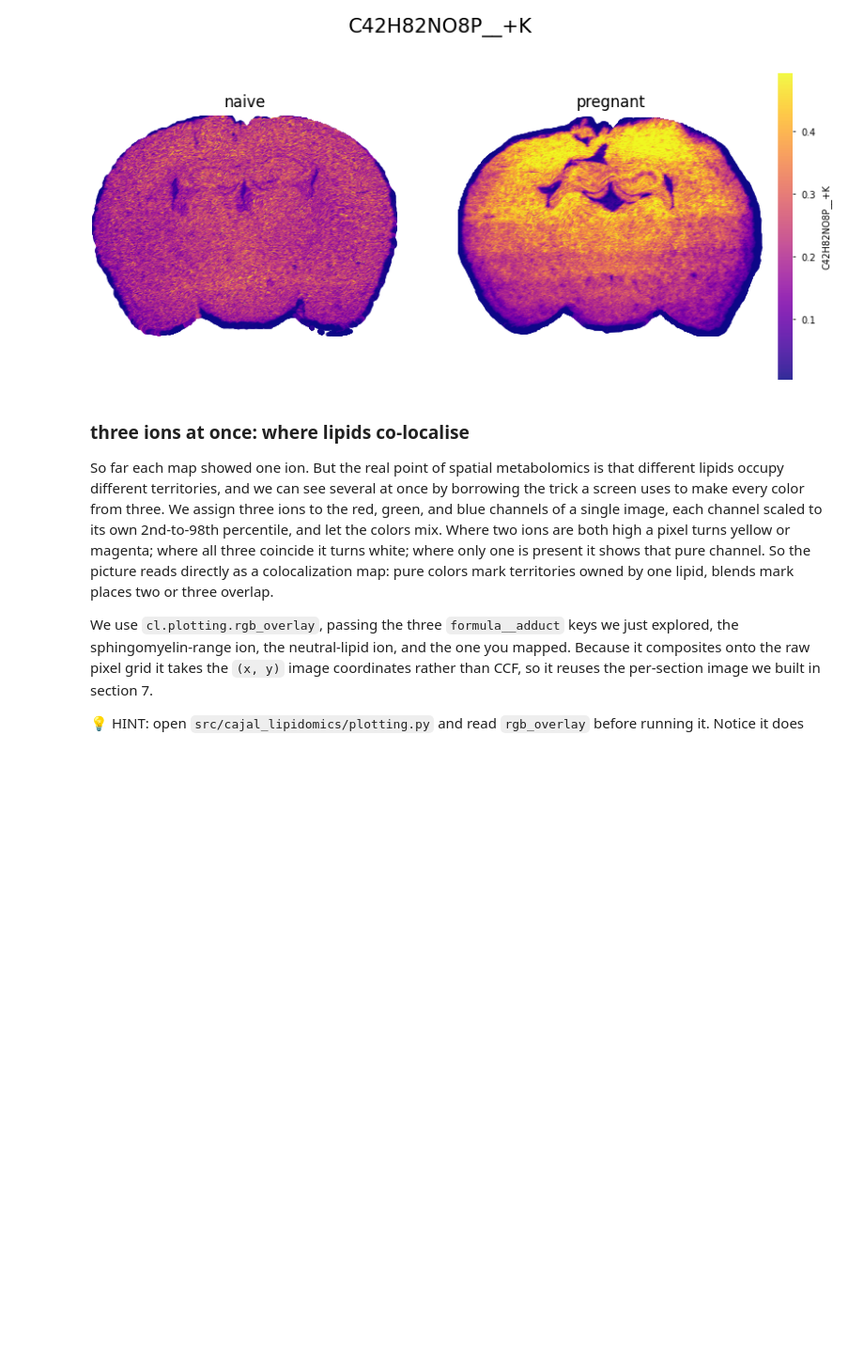
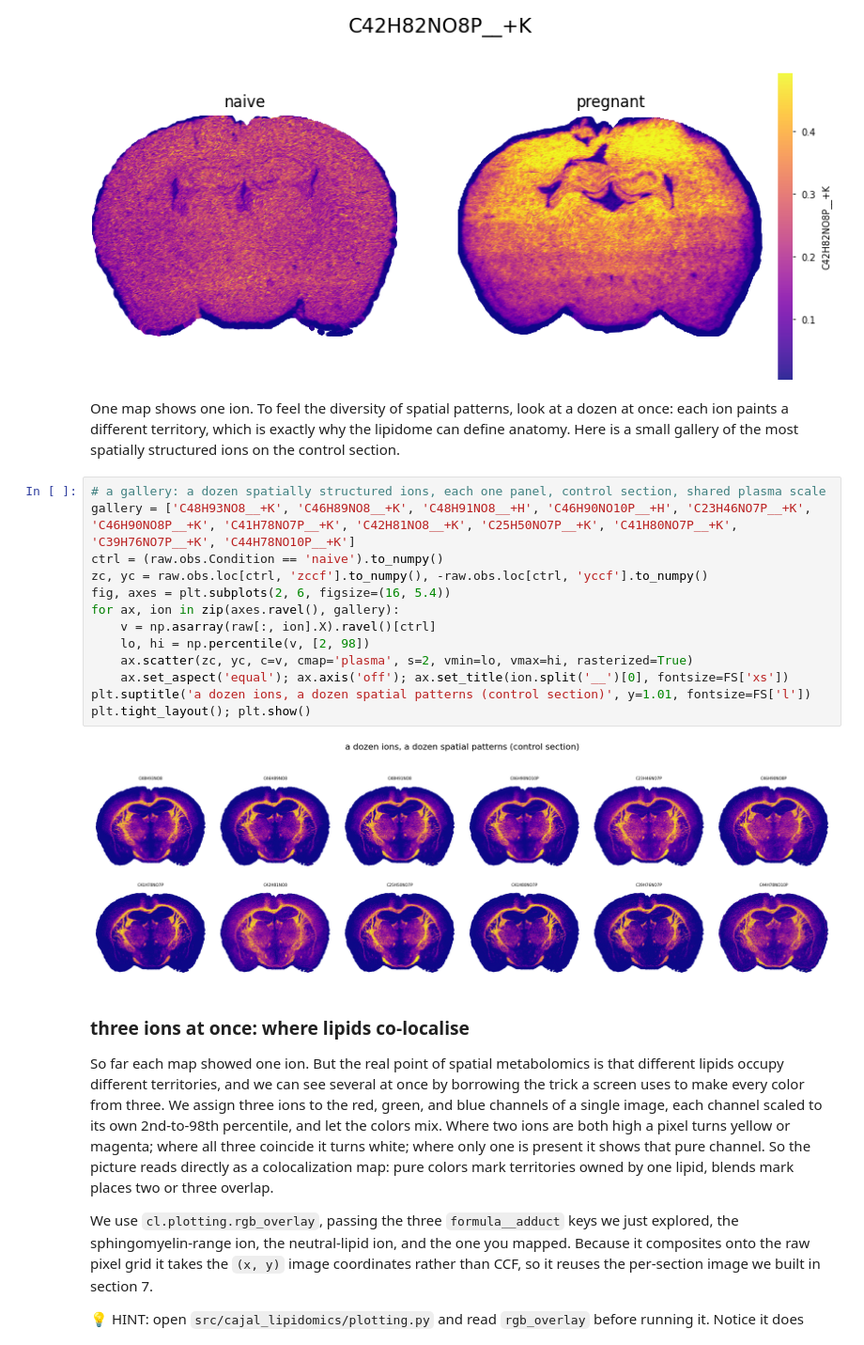
Before and after one commit to lamanno-epfl/lipidomics_tutorial_cajalcourse, a Jupyter notebook: notebooks/level1/01_mass_spectra_and_data_solution.ipynb, the cells around one changed output. Shown at 94% size. Cells and saved outputs as stored; diff of their text form; blank space fills up the shorter version.

```diff
--- a/notebooks/level1/01_mass_spectra_and_data_solution.ipynb
+++ b/notebooks/level1/01_mass_spectra_and_data_solution.ipynb
@@ -477,6 +477,25 @@ plt.suptitle(my_ion, y=1.02, fontsize=FS["l"])
 plt.show()
 # %% [output]
 [figure]
+# %% [markdown]
+One map shows one ion. To feel the diversity of spatial patterns, look at a dozen at once: each
+ion paints a different territory, which is exactly why the lipidome can define anatomy. Here is a small
+gallery of the most spatially structured ions on the control section.
+# %%
+# a gallery: a dozen spatially structured ions, each one panel, control section, shared plasma scale
+gallery = ['C48H93NO8__+K', 'C46H89NO8__+K', 'C48H91NO8__+H', 'C46H90NO10P__+H', 'C23H46NO7P__+K', 'C46H90NO8P__+K', 'C41H78NO7P__+K', 'C42H81NO8__+K', 'C25H50NO7P__+K', 'C41H80NO7P__+K', 'C39H76NO7P__+K', 'C44H78NO10P__+K']
+ctrl = (raw.obs.Condition == 'naive').to_numpy()
+zc, yc = raw.obs.loc[ctrl, 'zccf'].to_numpy(), -raw.obs.loc[ctrl, 'yccf'].to_numpy()
+fig, axes = plt.subplots(2, 6, figsize=(16, 5.4))
+for ax, ion in zip(axes.ravel(), gallery):
+    v = np.asarray(raw[:, ion].X).ravel()[ctrl]
+    lo, hi = np.percentile(v, [2, 98])
+    ax.scatter(zc, yc, c=v, cmap='plasma', s=2, vmin=lo, vmax=hi, rasterized=True)
+    ax.set_aspect('equal'); ax.axis('off'); ax.set_title(ion.split('__')[0], fontsize=FS['xs'])
+plt.suptitle('a dozen ions, a dozen spatial patterns (control section)', y=1.01, fontsize=FS['l'])
+plt.tight_layout(); plt.show()
+# %% [output]
+[figure, added]
 # %% [markdown]
 ### three ions at once: where lipids co-localise
 
```
Also changed, not shown: parts of 1 cell of this notebook, 18 other files.
